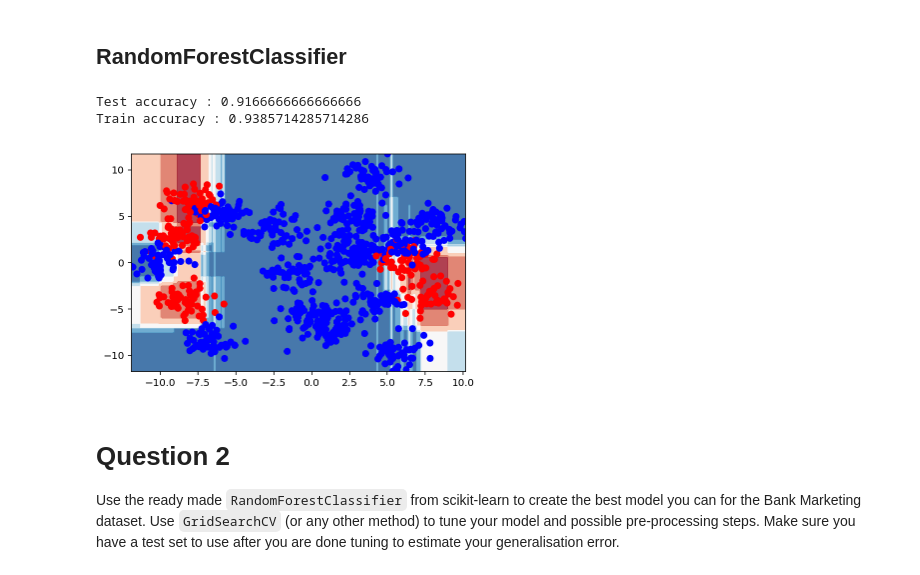
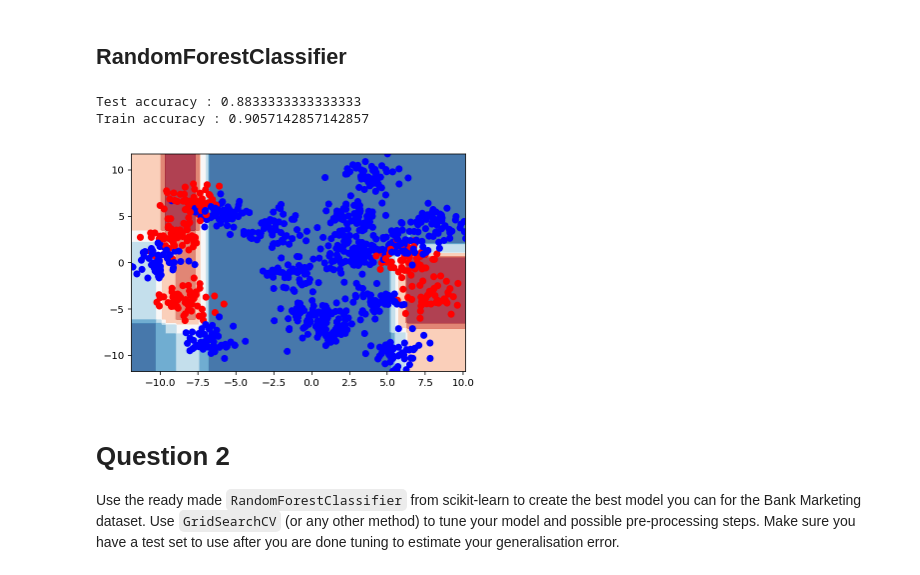
Before and after one commit to calispac/advanced-computing-2018, a Jupyter notebook: material/lecture-02/exercise.ipynb, the cells around one changed output. Cells and saved outputs as stored; diff of their text form; code cells hidden in the pictures.

```diff
--- a/material/lecture-02/exercise.ipynb
+++ b/material/lecture-02/exercise.ipynb
@@ -142,7 +142,7 @@ from sklearn.base import ClassifierMixin
 
 class CustomRandomForestClassifier(ClassifierMixin):
 
-    def __init__(self, n_trees, **params):
+    def __init__(self, n_trees=10, **params):
 
         self.n_trees = n_trees
         self.trees = [DecisionTreeClassifier(**params) for _ in range(n_trees)]
@@ -192,22 +192,22 @@ class CustomRandomForestClassifier(ClassifierMixin):
 
         return y
 # %%
-my_random_forest = CustomRandomForestClassifier(8)
+my_random_forest = CustomRandomForestClassifier(8, max_leaf_nodes=6)
 
 X_train, X_test, y_train, y_test = train_test_split(X, y, test_size=0.3)
 
 my_random_forest.fit(X_train, y_train)
 
 score_test = my_random_forest.score(X_test, y_test)
 score_train = my_random_forest.score(X_train, y_train)
 print('Test accuracy : {}'.format(score_test))
 print('Train accuracy : {}'.format(score_train))
 
 plot_surface(my_random_forest, X, y)
 # %% [output]
-Test accuracy : 0.9166666666666666
-Train accuracy : 0.9385714285714286
+Test accuracy : 0.8833333333333333
+Train accuracy : 0.9057142857142857
-[figure, old version]
+[figure, new version]
 # %% [markdown]
 # Question 2
 
```
Also changed, not shown: parts of 5 cells of this notebook.
